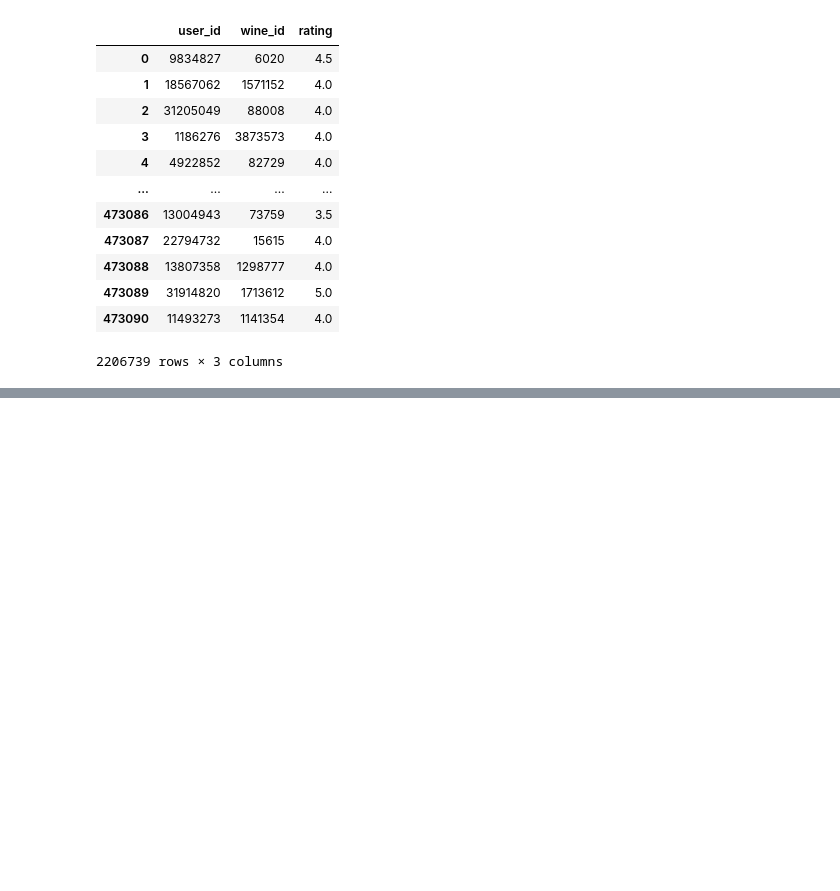
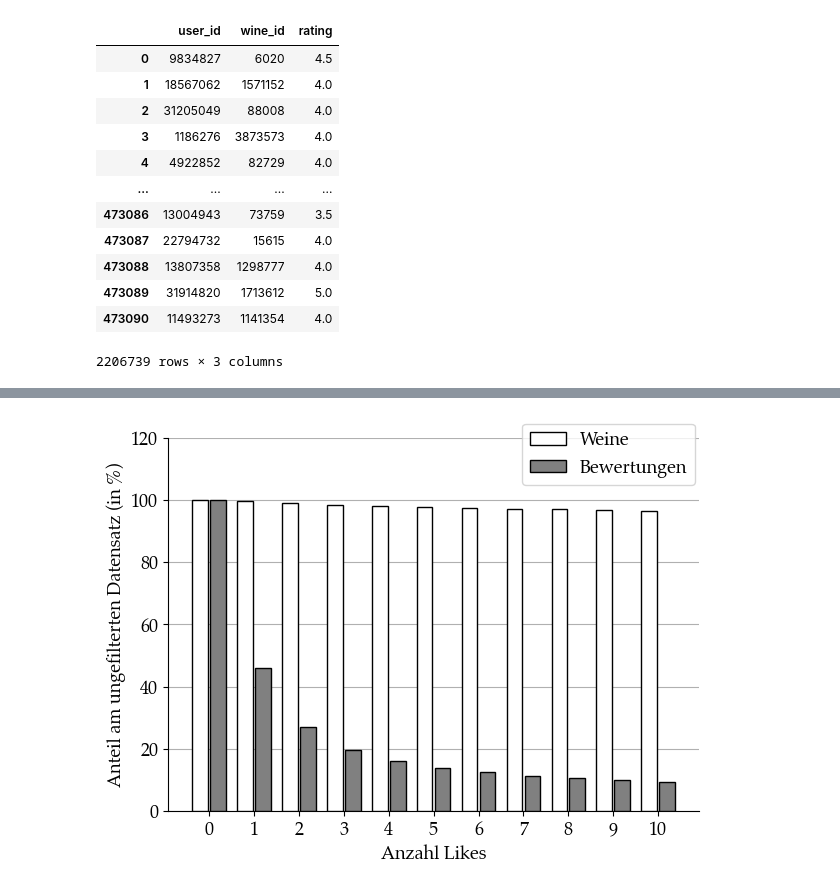
Before and after one commit to M4rl0wBuongustaio/master_thesis_ai_sommelier, a Jupyter notebook: analysis/visualization.ipynb, the cells around one changed output, grey strips where cells are left out. Drawn from its saved outputs; the diff is of its cells as text; code cells hidden in the pictures; blank space fills up the shorter version.

```diff
--- a/analysis/visualization.ipynb
+++ b/analysis/visualization.ipynb
@@ -672,0 +689,20 @@ pd.concat([df_en_train[df_en_train['user_id'].isin(intersection)], df_en_test[df
+# %%
+n = [0, 1, 2, 3, 4, 5, 6, 7, 8, 9, 10]
+wines = list()
+reviews = list()
+length = list()
+comments = list()
+for i in n:
+    df_temp = df_rev_en_sent[df_rev_en_sent['likes_count'] >= i]
+    wines.append(len(df_temp['wine_id'].unique()) / len(df_rev_en_sent['wine_id'].unique()))
+    reviews.append(len(df_temp) / len(df_rev_en_sent))
+    length.append(df_rev_en_sent[df_rev_en_sent['likes_count'] >= i]['note_length'].median())
+    comments.append(df_rev_en_sent[df_rev_en_sent['likes_count'] >= i]['comments_count'].median())
+df_likes_count = pd.DataFrame({
+    'n': n,
+    'wines': wines,
+    'reviews': reviews,
+    'length_median': length,
+    'comments_count': comments
+})
+df_likes_count
@@ -672,0 +722,31 @@ pd.concat([df_en_train[df_en_train['user_id'].isin(intersection)], df_en_test[df
+# %%
+fig, ax = plt.subplots()
+ax.bar(
+    x=df_likes_count['n']-0.2,
+    height=df_likes_count['wines']*100,
+    align='center',
+    width=0.35,
+    zorder=3,
+    edgecolor='black',
+    color='white', label='Weine'
+)
+ax.bar(
+    x=df_likes_count['n']+0.2,
+    height=df_likes_count['reviews']*100,
+    align='center',
+    width=0.35,
+    zorder=3,
+    edgecolor='black',
+    color='grey', label='Bewertungen'
+)
+ax.grid(axis='y')
+ax.spines[['right', 'top']].set_visible(False)
+ax.set_xlabel('Anzahl Likes')
+ax.set_ylabel('Anteil am ungefilterten Datensatz (in %)')
+ax.legend(bbox_to_anchor=(0.65,0.85))
+ax.set_yticks([0, 20, 40, 60, 80, 100, 120])
+ax.set_xticks(list(range(11)))
+fig.tight_layout()
+fig.savefig(fig_path + 'likes_count_share.pdf')
+# %% [output]
+[figure, added]
```
Also changed, not shown: parts of 11 cells of this notebook, 7 other files.
